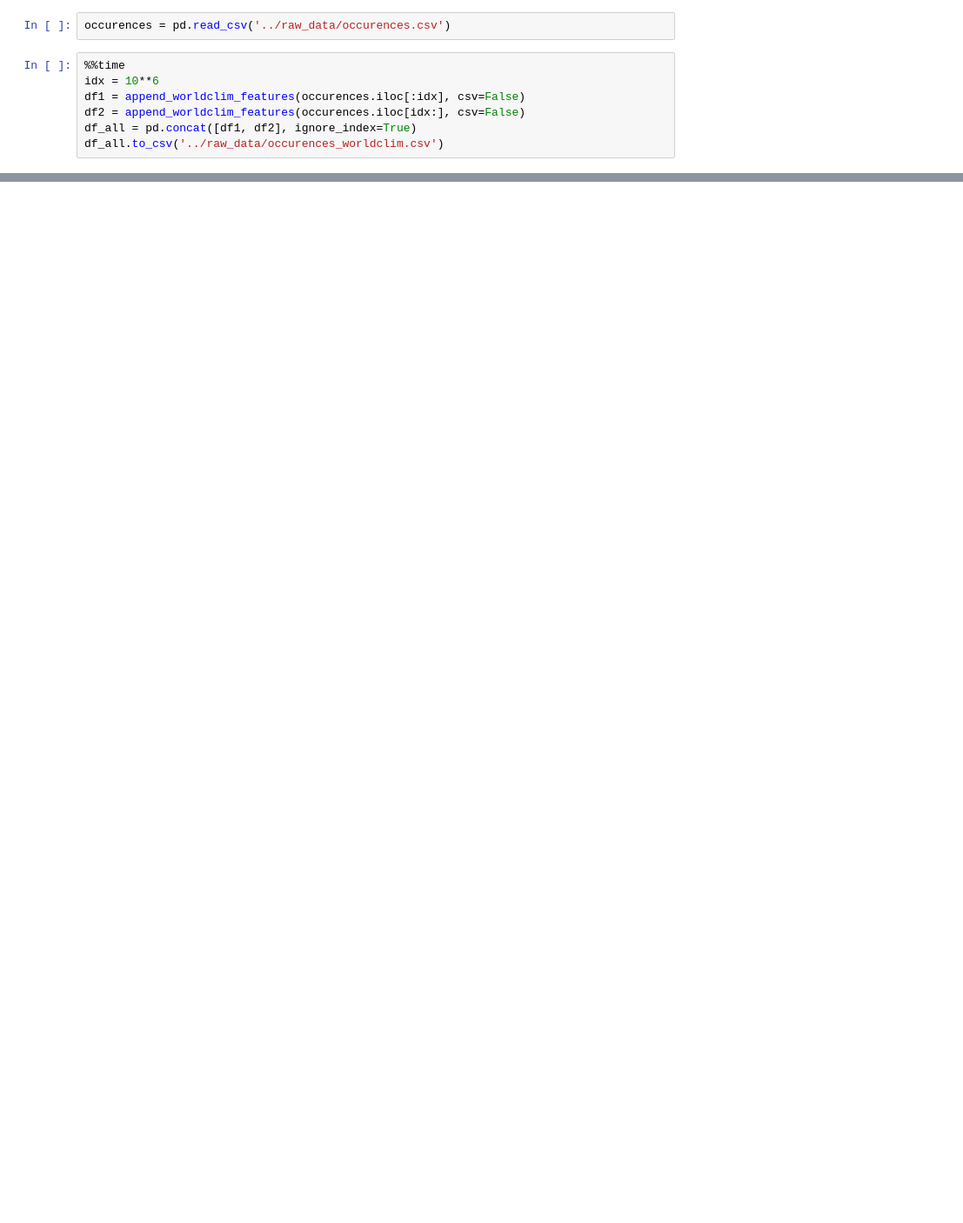
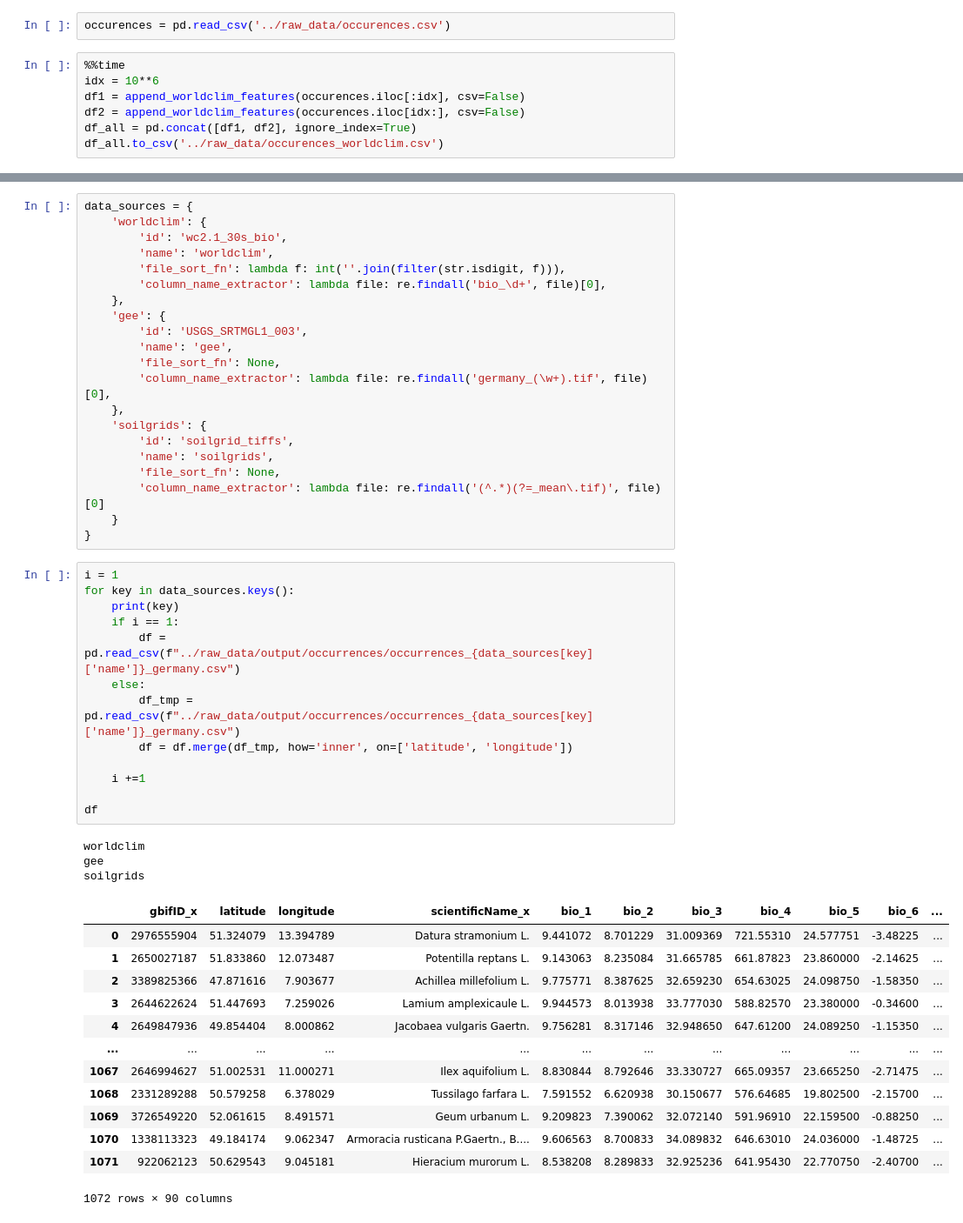
Before and after one commit to TmtStss/biodiversipy, a Jupyter notebook: notebooks/get_worldclim_MVK.ipynb, the cells around one changed output, grey strips where cells are left out. Shown at 87% size. Cells and saved outputs as stored; diff of their text form; blank space fills up the shorter version.

```diff
--- a/notebooks/get_worldclim_MVK.ipynb
+++ b/notebooks/get_worldclim_MVK.ipynb
@@ -212,0 +236,51 @@ df_all.to_csv('../raw_data/occurences_worldclim.csv')
+# %%
+data_sources = {
+    'worldclim': {
+        'id': 'wc2.1_30s_bio',
+        'name': 'worldclim',
+        'file_sort_fn': lambda f: int(''.join(filter(str.isdigit, f))),
+        'column_name_extractor': lambda file: re.findall('bio_\d+', file)[0],
+    },
+    'gee': {
+        'id': 'USGS_SRTMGL1_003',
+        'name': 'gee',
+        'file_sort_fn': None,
+        'column_name_extractor': lambda file: re.findall('germany_(\w+).tif', file)[0],
+    },
+    'soilgrids': {
+        'id': 'soilgrid_tiffs',
+        'name': 'soilgrids',
+        'file_sort_fn': None,
+        'column_name_extractor': lambda file: re.findall('(^.*)(?=_mean\.tif)', file)[0]
+    }
+}
+# %%
+i = 1
+for key in data_sources.keys():
+    print(key)
+    if i == 1:
+        df = pd.read_csv(f"../raw_data/output/occurrences/occurrences_{data_sources[key]['name']}_germany.csv")
+    else:
+        df_tmp = pd.read_csv(f"../raw_data/output/occurrences/occurrences_{data_sources[key]['name']}_germany.csv")
+        df = df.merge(df_tmp, how='inner', on=['latitude', 'longitude'])
+
+    i +=1
+
+df
+# %% [output]
+worldclim
+gee
+soilgrids
+|  | gbifID_x | latitude | longitude | scientificName_x | bio_1 | bio_2 | bio_3 | bio_4 | bio_5 | bio_6 | ... |
+| 0 | 2976555904 | 51.324079 | 13.394789 | Datura stramonium L. | 9.441072 | 8.701229 | 31.009369 | 721.55310 | 24.577751 | -3.48225 | ... |
+| 1 | 2650027187 | 51.833860 | 12.073487 | Potentilla reptans L. | 9.143063 | 8.235084 | 31.665785 | 661.87823 | 23.860000 | -2.14625 | ... |
+| 2 | 3389825366 | 47.871616 | 7.903677 | Achillea millefolium L. | 9.775771 | 8.387625 | 32.659230 | 654.63025 | 24.098750 | -1.58350 | ... |
+| 3 | 2644622624 | 51.447693 | 7.259026 | Lamium amplexicaule L. | 9.944573 | 8.013938 | 33.777030 | 588.82570 | 23.380000 | -0.34600 | ... |
+| 4 | 2649847936 | 49.854404 | 8.000862 | Jacobaea vulgaris Gaertn. | 9.756281 | 8.317146 | 32.948650 | 647.61200 | 24.089250 | -1.15350 | ... |
+| ... | ... | ... | ... | ... | ... | ... | ... | ... | ... | ... | ... |
+| 1067 | 2646994627 | 51.002531 | 11.000271 | Ilex aquifolium L. | 8.830844 | 8.792646 | 33.330727 | 665.09357 | 23.665250 | -2.71475 | ... |
+| 1068 | 2331289288 | 50.579258 | 6.378029 | Tussilago farfara L. | 7.591552 | 6.620938 | 30.150677 | 576.64685 | 19.802500 | -2.15700 | ... |
+| 1069 | 3726549220 | 52.061615 | 8.491571 | Geum urbanum L. | 9.209823 | 7.390062 | 32.072140 | 591.96910 | 22.159500 | -0.88250 | ... |
+| 1070 | 1338113323 | 49.184174 | 9.062347 | Armoracia rusticana P.Gaertn., B.... | 9.606563 | 8.700833 | 34.089832 | 646.63010 | 24.036000 | -1.48725 | ... |
+| 1071 | 922062123 | 50.629543 | 9.045181 | Hieracium murorum L. | 8.538208 | 8.289833 | 32.925236 | 641.95430 | 22.770750 | -2.40700 | ... |
+1072 rows × 90 columns
```
Also changed, not shown: parts of 7 cells of this notebook, 3 other files.
